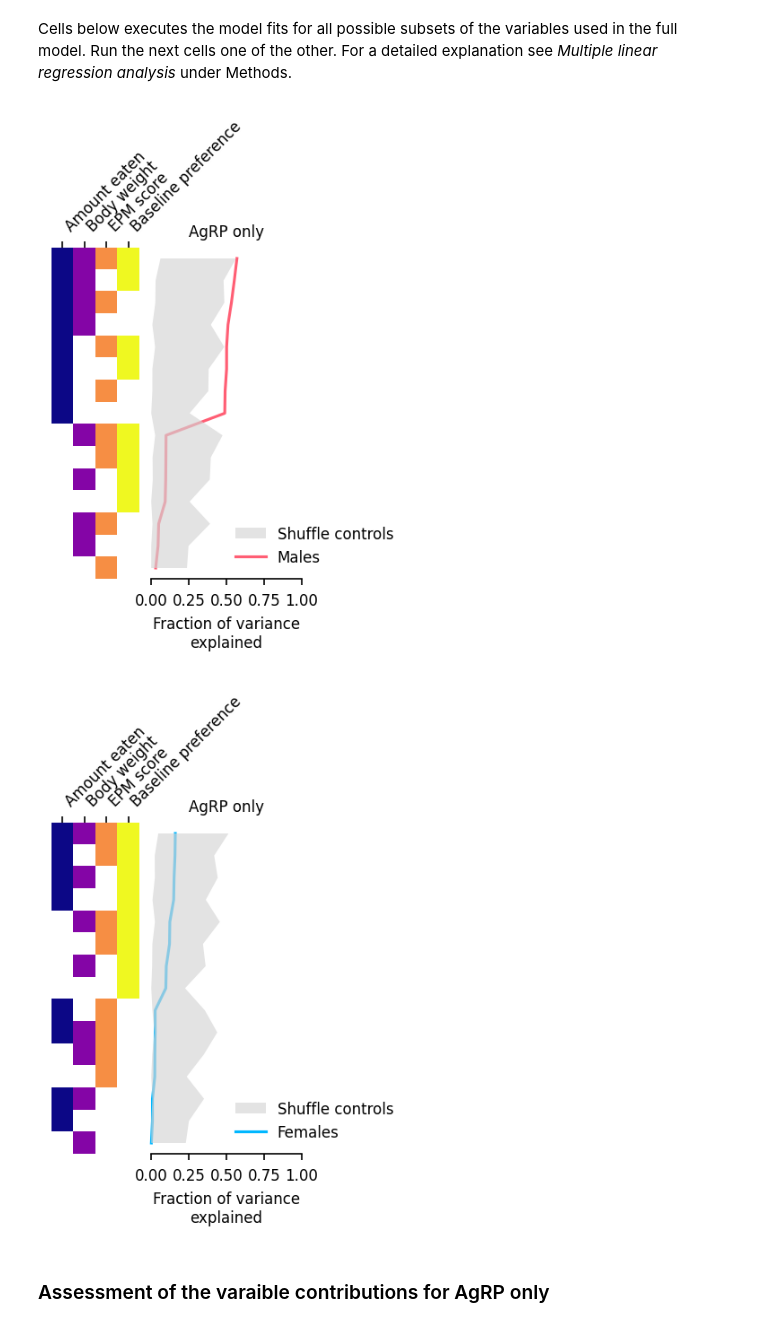
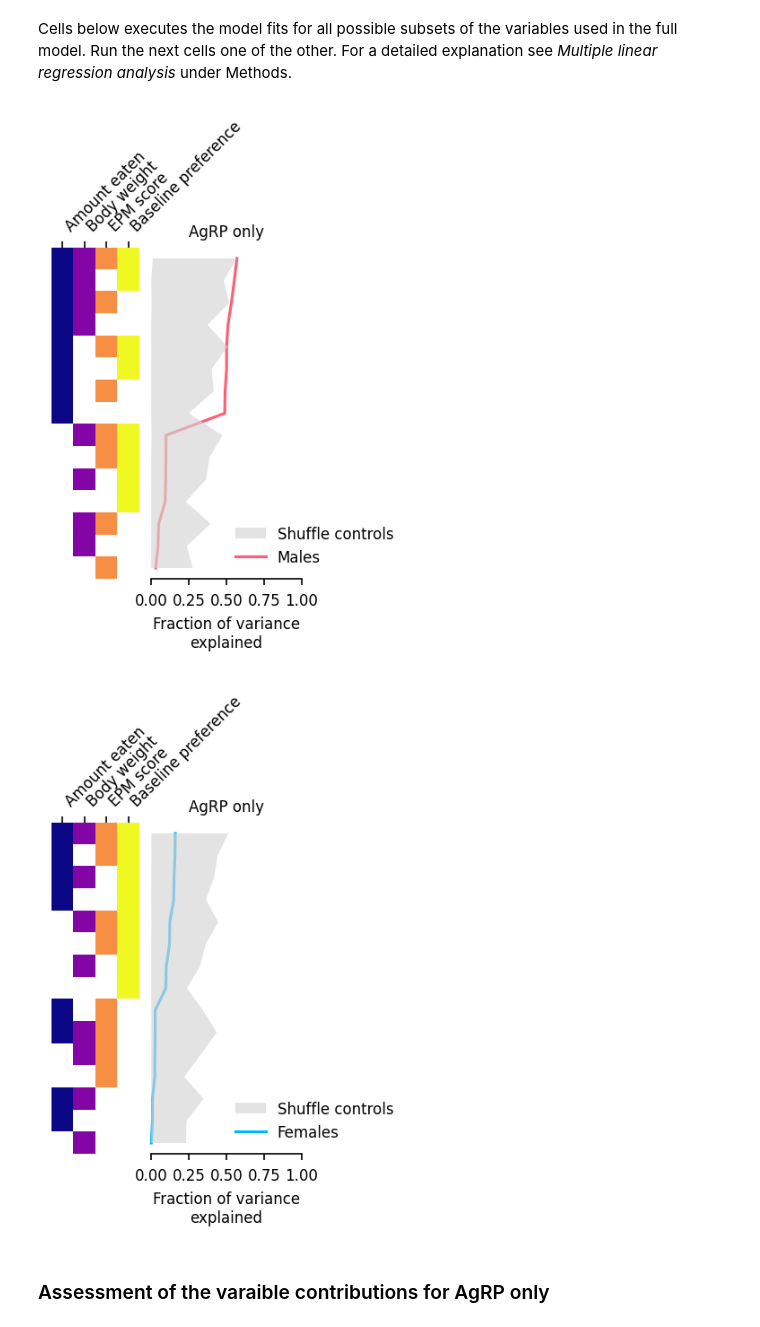
Before and after one commit to hkucukdereli/Kucukdereli_etal_2024, a Jupyter notebook: Figure 3/Figures 3D-I and S3F-H.ipynb, the cells around one changed output. Saved outputs shown, nothing was run; the diff lists cells and outputs as text; code cells hidden in the pictures.

Commit message:
Figure 3 updated

```diff
--- a/Figure 3/Figures 3D-I and S3F-H.ipynb
+++ b/Figure 3/Figures 3D-I and S3F-H.ipynb
@@ -6,6 +6,7 @@ import pandas as pd
 
 # Change to your data directory
 basedir = Path('/Volumes/data-1/behavior/hakan')
+outpath=Path('/Users/hakan/Documents/Kucukdereli_etal_2024')
 # %% [markdown]
 ### Load data
 # %%
@@ -391,9 +392,9 @@ for s, sex in enumerate(['male', 'female']):
                 r2_shuffle.append(r2_)
                 mse_shuffle.append(mse_)
                 corr_shuffle.append(pearsonr(y, y_predict_shuffle)[0])
-            R2_lo, R2_hi = np.quantile(R2_shuffle, [0.05, 0.95])
-            corr_lo, corr_hi = np.quantile(corr_shuffle, [0.05, 0.95])
-            mse_lo, mse_hi = np.quantile(mse_shuffle, [0.05, 0.95])
+            R2_lo, R2_hi = np.quantile(R2_shuffle, [0, 0.95])
+            corr_lo, corr_hi = np.quantile(corr_shuffle, [0, 0.95])
+            mse_lo, mse_hi = np.quantile(mse_shuffle, [0, 0.95])
 
             temp_regress.append(pd.DataFrame({'features':[list(perm)], 'l':len(perm),
                                       'corr':pearsonr(y, y_predict)[0], 'pear_p':pearsonr(y, y_predict)[1],
@@ -436,34 +437,36 @@ for s, sex in enumerate(['male', 'female']):
     ax.axes.spines['left'].set_visible(False)
     ax.axes.spines['right'].set_visible(False)
 
     ax.legend(bbox_to_anchor=(1.7,0), frameon=False, loc='lower right')
 
     # Plot colored feature labels
     ax = axs[0]
 
     cmap_df = []
     for r, row in regress_df['features'].items():
         mask = [[c for c, col in enumerate(cols) if col==colname][0] for colname in row]
         arr = np.zeros(regress_df['l'].max())
         arr[:] = np.nan
         arr[mask] = mask
 
         temp_df = pd.DataFrame({f"{cols[c]}":[arr[c]] for c in range(len(arr))})
         cmap_df.append(temp_df)
     cmap_df = pd.concat(cmap_df, ignore_index=True)
 
     # Plot the color coded labels
     ax.imshow(cmap_df, cmap=cmap, aspect='auto', interpolation='none', origin='lower')
 
     ax.axes.get_yaxis().set_visible(False)
     ax.set_frame_on(False)
 
     ax.tick_params(top=True, labeltop=True, bottom=False, labelbottom=False)
     ax.set_xticks(np.arange(len(cols)))
     ax.set_xticklabels(titles, rotation=45, ha='left')
+
+    fig.savefig(outpath/f'{sex}_agrp-only.pdf', dpi=150, bbox_inches='tight', pad_inches=0.5)
 # %% [output]
 [figure]
-[figure, old version]
+[figure, new version]
 # %% [markdown]
 ### Assessment of the varaible contributions for AgRP only
 # %% [markdown]
```
Also changed, not shown: parts of 3 cells of this notebook.
